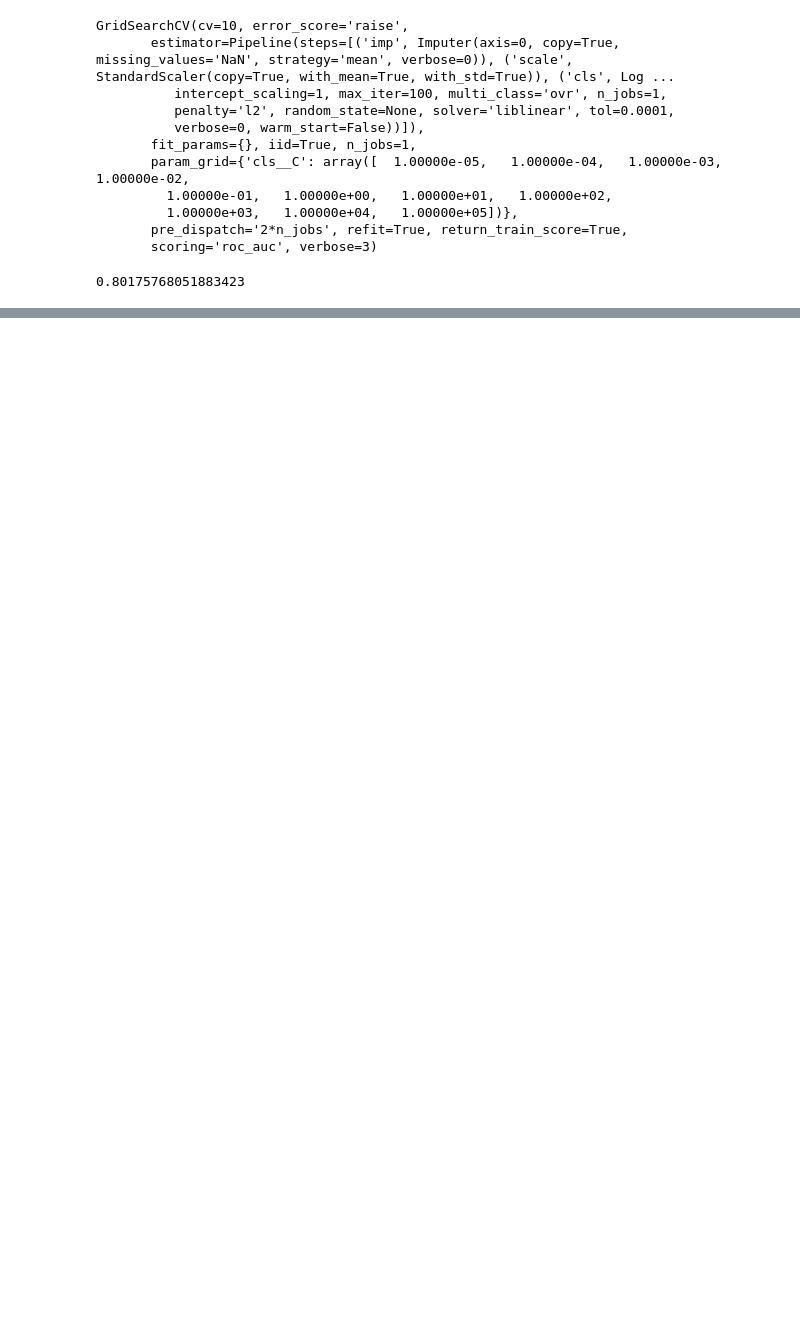
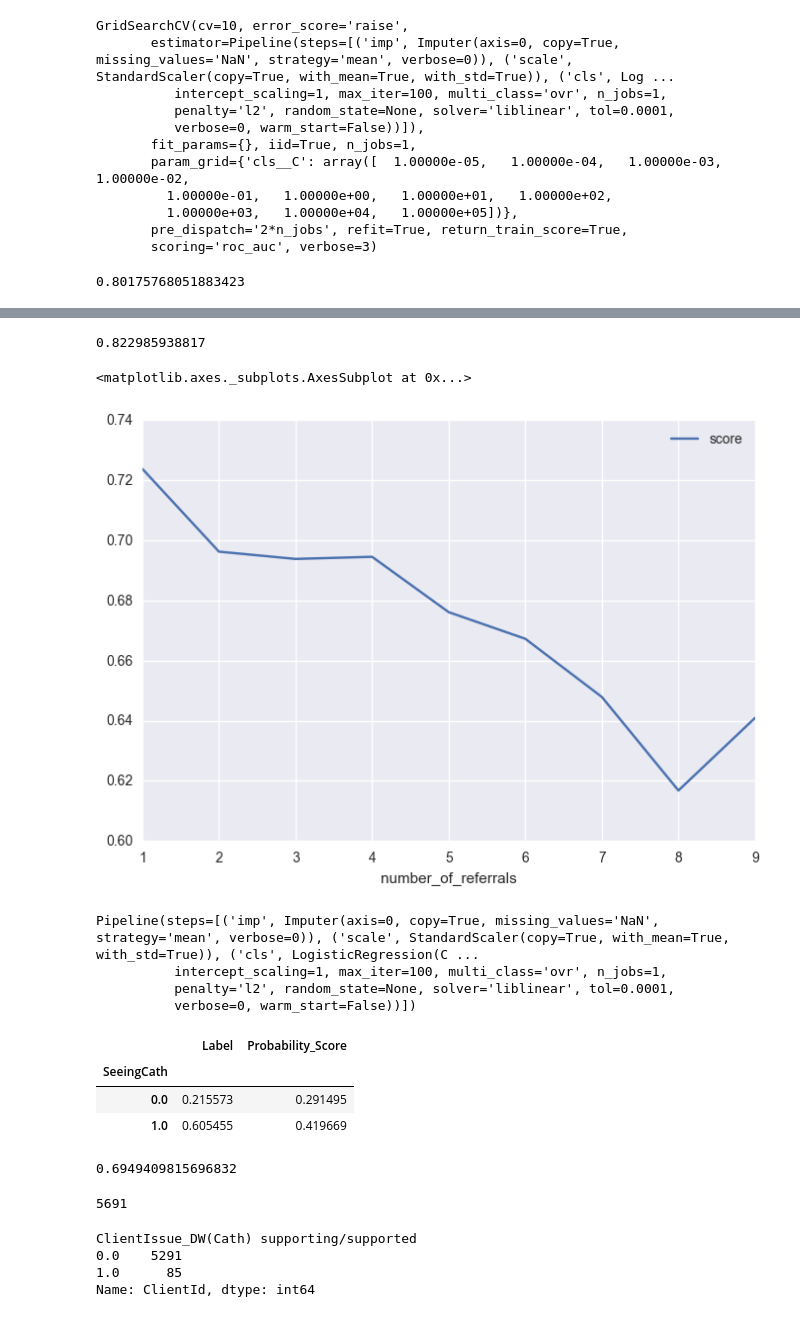
Before and after one commit to DataKind-UK/Welcome-Centre-DataCorps-Code, a Jupyter notebook: notebooks/model_prototype.ipynb, the cells around one changed output, grey strips where cells are left out. Saved outputs shown, nothing was run; the diff lists cells and outputs as text; code cells hidden in the pictures; blank space fills up the shorter version.

```diff
--- a/notebooks/model_prototype.ipynb
+++ b/notebooks/model_prototype.ipynb
@@ -290,0 +189,21 @@ gs.best_score_
+# %%
+param_grid = {
+    'cls__C': np.logspace(-5,5,11)
+}
+gs = GridSearchCV(pipe, param_grid, cv=10, scoring='roc_auc', verbose=0)
+gs.fit(X, y)
+print(gs.best_score_)
+# %% [output]
+0.822985938817
+# %%
+plot_auc_for_each_referral(gs, X, y, X.columns)
+# %% [output]
+<matplotlib.axes._subplots.AxesSubplot at 0x...>
+[figure, added]
+# %%
+gs.best_estimator_
+# %% [output]
+Pipeline(steps=[('imp', Imputer(axis=0, copy=True, missing_values='NaN', strategy='mean', verbose=0)), ('scale', StandardScaler(copy=True, with_mean=True, with_std=True)), ('cls', LogisticRegression(C ...
+          intercept_scaling=1, max_iter=100, multi_class='ovr', n_jobs=1,
+          penalty='l2', random_state=None, solver='liblinear', tol=0.0001,
+          verbose=0, warm_start=False))])
@@ -290,0 +216,11 @@ gs.best_score_
+# %%
+see_cath_check.groupby('SeeingCath').mean()
+# %% [output]
+|  | Label | Probability_Score |
+| SeeingCath |  |  |
+| 0.0 | 0.215573 | 0.291495 |
+| 1.0 | 0.605455 | 0.419669 |
+# %%
+roc_auc_score(see_cath_check['SeeingCath'], see_cath_check['Label'])
+# %% [output]
+0.6949409815696832
@@ -290,0 +232,11 @@ gs.best_score_
+# %%
+clients.index.nunique()
+# %% [output]
+5691
+# %%
+referrals.groupby('ClientIssue_DW(Cath) supporting/supported').nunique()['ClientId']
+# %% [output]
+ClientIssue_DW(Cath) supporting/supported
+0.0    5291
+1.0      85
+Name: ClientId, dtype: int64
```
Also changed, not shown: parts of 55 cells of this notebook.
